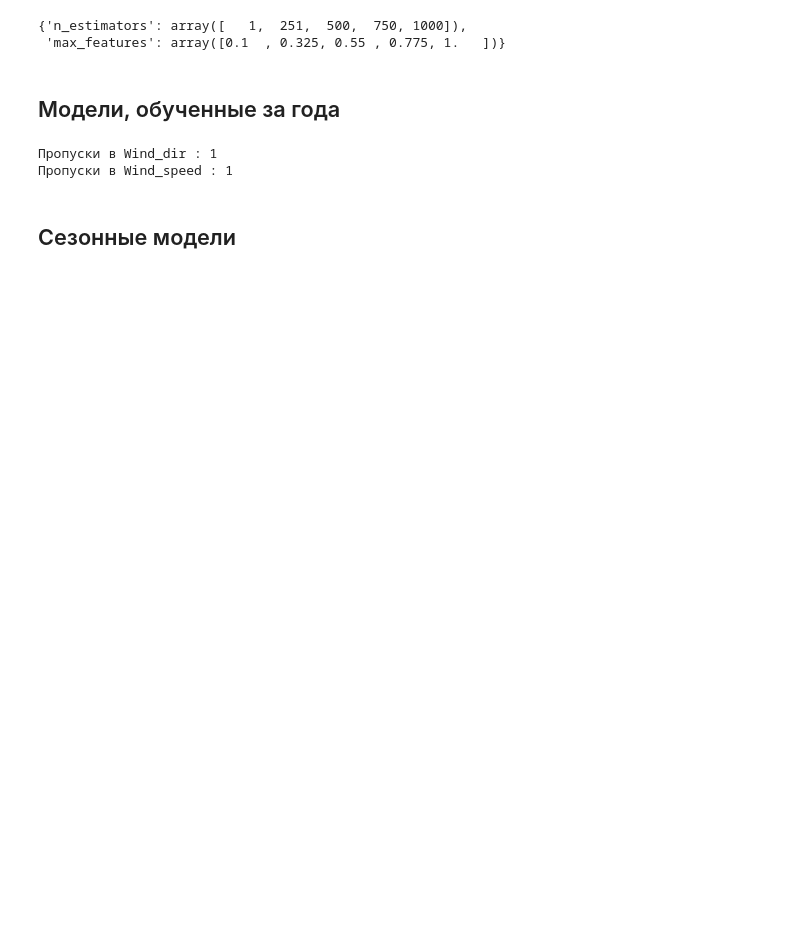
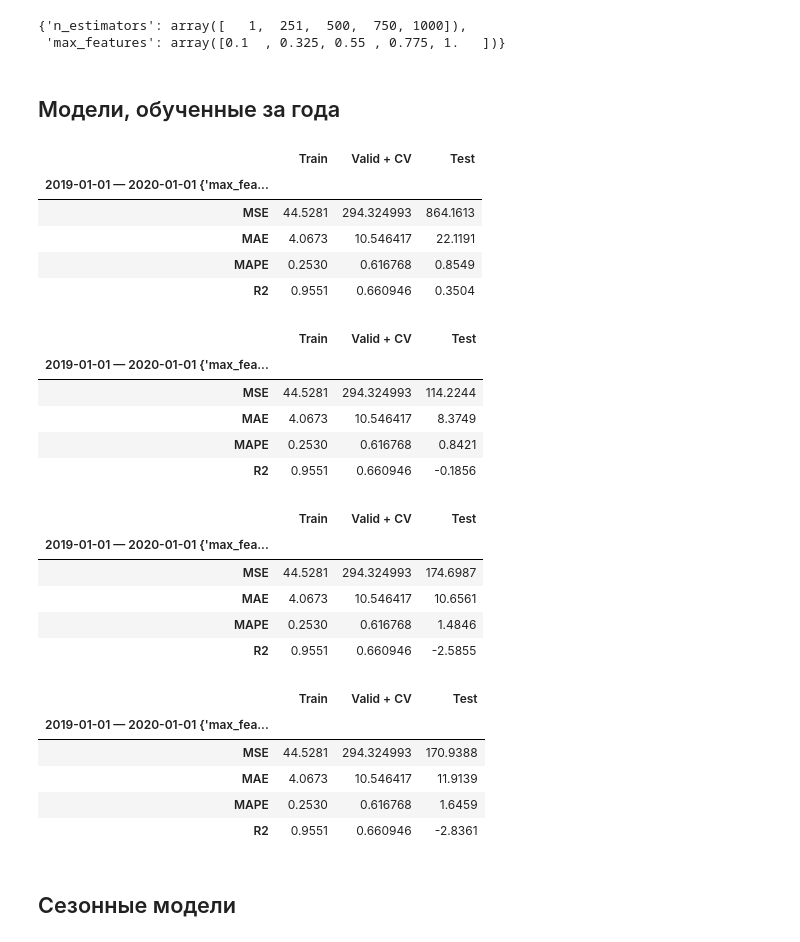
Before and after one commit to Nikita-Lev/Forecasting-PM-2.5-in-the-atmosphere-of-Krasnoyarsk, a Jupyter notebook: Random Forest/Random Forest.ipynb, the cells around one changed output. Cells and saved outputs as stored; diff of their text form; code cells hidden in the pictures; blank space fills up the shorter version.

```diff
--- a/Random Forest/Random Forest.ipynb
+++ b/Random Forest/Random Forest.ipynb
@@ -30,13 +33,35 @@ params
 model = RandomForestRegressor(random_state = 100)
 # %%
 # Срез данных от begin до end
-begin, end = '2020-01-01', '2023-04-06'
+begin, end = '2019-01-01', '2020-01-01'
 
 for season in ['winters', 'springs', 'summers', 'autumns']:
     ModelProcessing(model, sensor, fill, district, begin, end, seasonModel = '', season_test = season, params = params, gridSearch = True, paramDependencies = True, plotRes = False, featImp = False)
 # %% [output]
-Пропуски в Wind_dir : 1
-Пропуски в Wind_speed : 1
+|  | Train | Valid + CV | Test |
+| 2019-01-01 — 2020-01-01 {'max_fea... |  |  |  |
+| MSE | 44.5281 | 294.324993 | 864.1613 |
+| MAE | 4.0673 | 10.546417 | 22.1191 |
+| MAPE | 0.2530 | 0.616768 | 0.8549 |
+| R2 | 0.9551 | 0.660946 | 0.3504 |
+|  | Train | Valid + CV | Test |
+| 2019-01-01 — 2020-01-01 {'max_fea... |  |  |  |
+| MSE | 44.5281 | 294.324993 | 114.2244 |
+| MAE | 4.0673 | 10.546417 | 8.3749 |
+| MAPE | 0.2530 | 0.616768 | 0.8421 |
+| R2 | 0.9551 | 0.660946 | -0.1856 |
+|  | Train | Valid + CV | Test |
+| 2019-01-01 — 2020-01-01 {'max_fea... |  |  |  |
+| MSE | 44.5281 | 294.324993 | 174.6987 |
+| MAE | 4.0673 | 10.546417 | 10.6561 |
+| MAPE | 0.2530 | 0.616768 | 1.4846 |
+| R2 | 0.9551 | 0.660946 | -2.5855 |
+|  | Train | Valid + CV | Test |
+| 2019-01-01 — 2020-01-01 {'max_fea... |  |  |  |
+| MSE | 44.5281 | 294.324993 | 170.9388 |
+| MAE | 4.0673 | 10.546417 | 11.9139 |
+| MAPE | 0.2530 | 0.616768 | 1.6459 |
+| R2 | 0.9551 | 0.660946 | -2.8361 |
 # %% [markdown]
 ## Сезонные модели
 # %%
```
Also changed, not shown: parts of 2 cells of this notebook, 1 other file.
